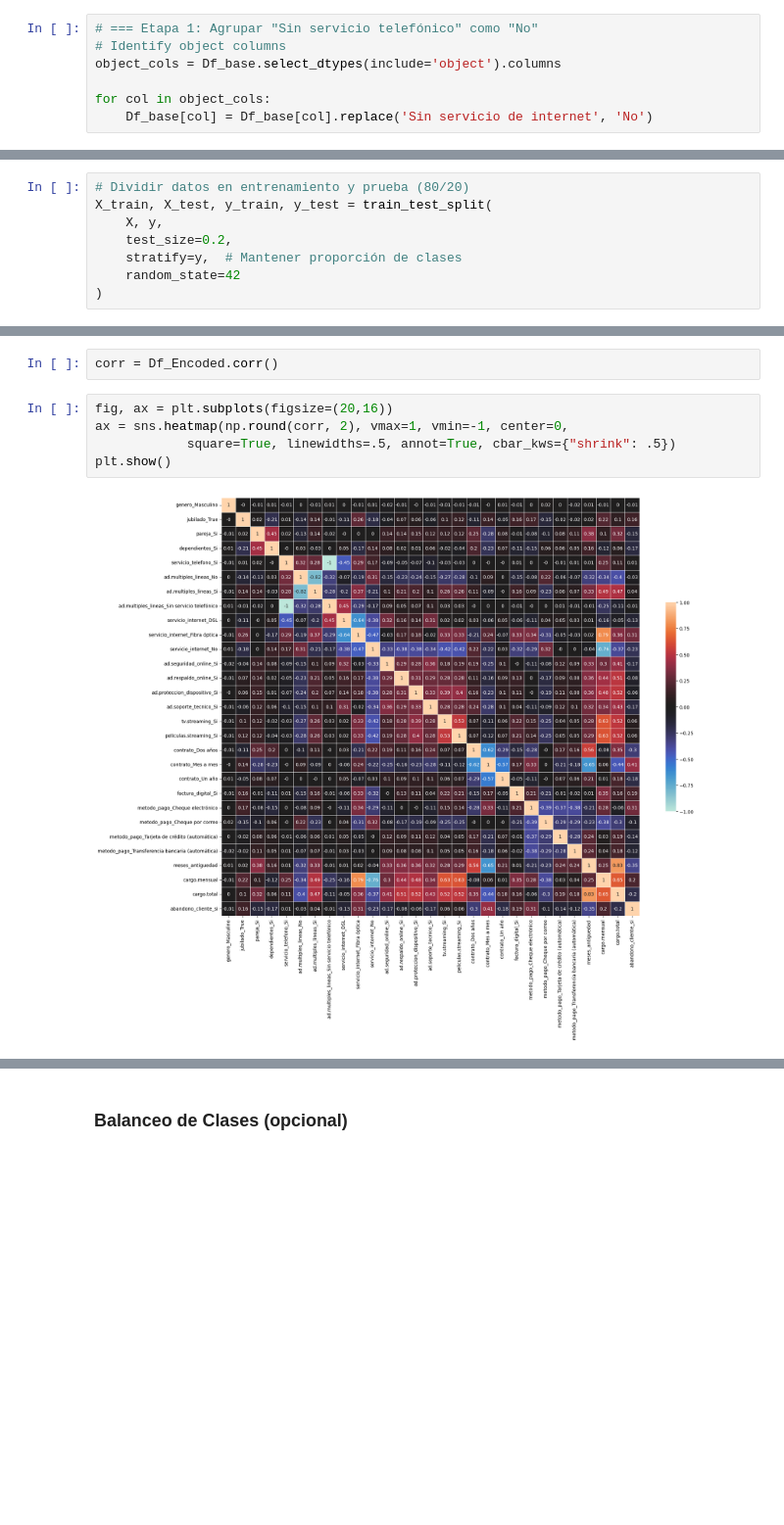
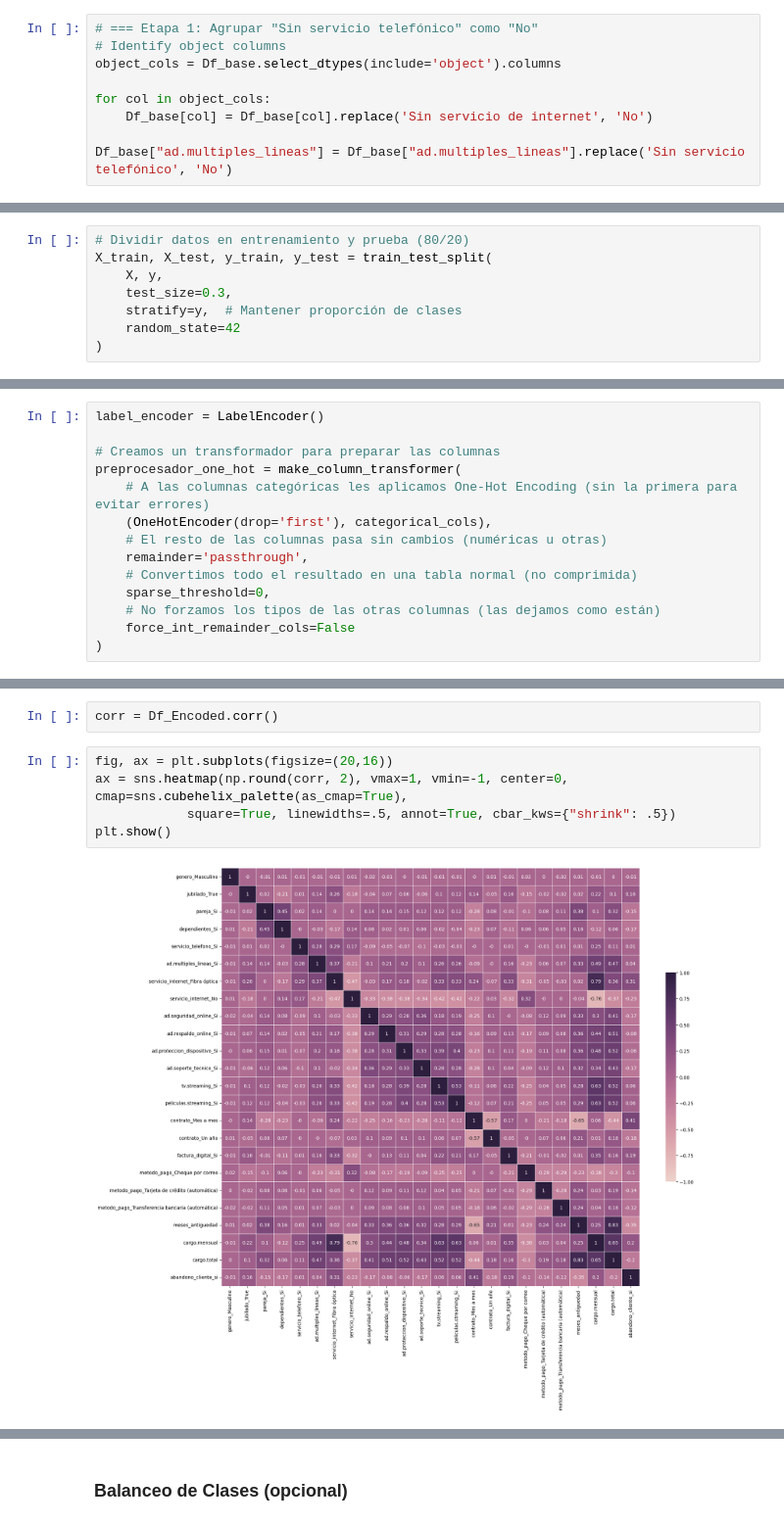
Before and after one commit to MigXDev/CS_Datos_I_DESAFIO_3, a Jupyter notebook: TelecomX_LATAM_2.ipynb, the cells around one changed output, grey strips where cells are left out. Shown: that part at 98% size. Cells and saved outputs as stored; diff of their text form; blank space fills up the shorter version.

```diff
--- a/TelecomX_LATAM_2.ipynb
+++ b/TelecomX_LATAM_2.ipynb
@@ -166,6 +166,8 @@ object_cols = Df_base.select_dtypes(include='object').columns
 
 for col in object_cols:
     Df_base[col] = Df_base[col].replace('Sin servicio de internet', 'No')
+
+Df_base["ad.multiples_lineas"] = Df_base["ad.multiples_lineas"].replace('Sin servicio telefónico', 'No')
 # %%
 Df_base.tail(1)
 # %% [output]
@@ -198,7 +198,7 @@ y = Df_base['abandono_cliente']
 # Dividir datos en entrenamiento y prueba (80/20)
 X_train, X_test, y_train, y_test = train_test_split(
     X, y,
-    test_size=0.2,
+    test_size=0.3,
     stratify=y,  # Mantener proporción de clases
     random_state=42
 )
@@ -250,3 +239,17 @@ preprocesador_one_hot = make_column_transformer(
+# %%
+label_encoder = LabelEncoder()
+
+# Creamos un transformador para preparar las columnas
+preprocesador_one_hot = make_column_transformer(
+    # A las columnas categóricas les aplicamos One-Hot Encoding (sin la primera para evitar errores)
+    (OneHotEncoder(drop='first'), categorical_cols),
+    # El resto de las columnas pasa sin cambios (numéricas u otras)
+    remainder='passthrough',
+    # Convertimos todo el resultado en una tabla normal (no comprimida)
+    sparse_threshold=0,
+    # No forzamos los tipos de las otras columnas (las dejamos como están)
+    force_int_remainder_cols=False
+)
 # %% [markdown]
 Aplicar los transformadores:
 # %%
@@ -324,11 +327,11 @@ Visualiza la matriz de correlación para identificar relaciones entre las variab
 corr = Df_Encoded.corr()
 # %%
 fig, ax = plt.subplots(figsize=(20,16))
-ax = sns.heatmap(np.round(corr, 2), vmax=1, vmin=-1, center=0,
+ax = sns.heatmap(np.round(corr, 2), vmax=1, vmin=-1, center=0, cmap=sns.cubehelix_palette(as_cmap=True),
             square=True, linewidths=.5, annot=True, cbar_kws={"shrink": .5})
 plt.show()
 # %% [output]
-[figure, old version]
+[figure, new version]
 # %%
 # Definir la variable objetivo
 target_var = 'abandono_cliente_si'
```
Also changed, not shown: parts of 36 cells of this notebook.
